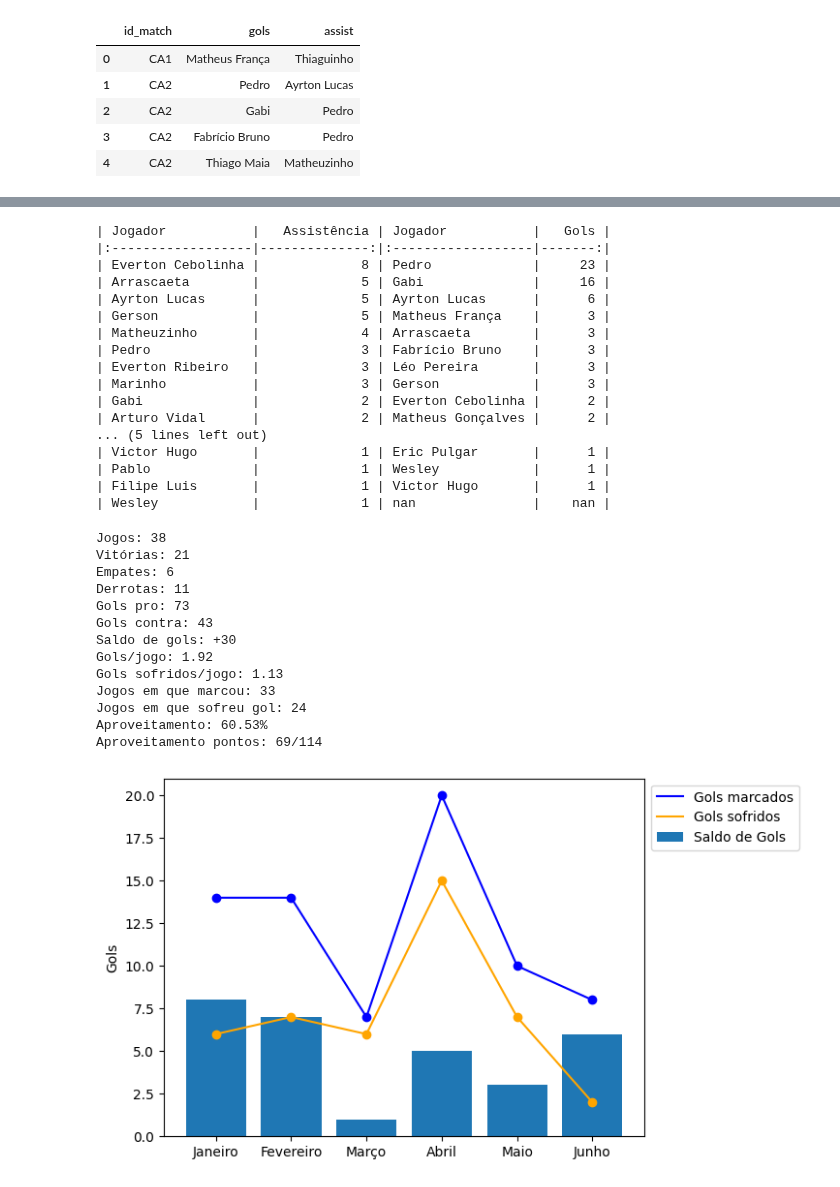
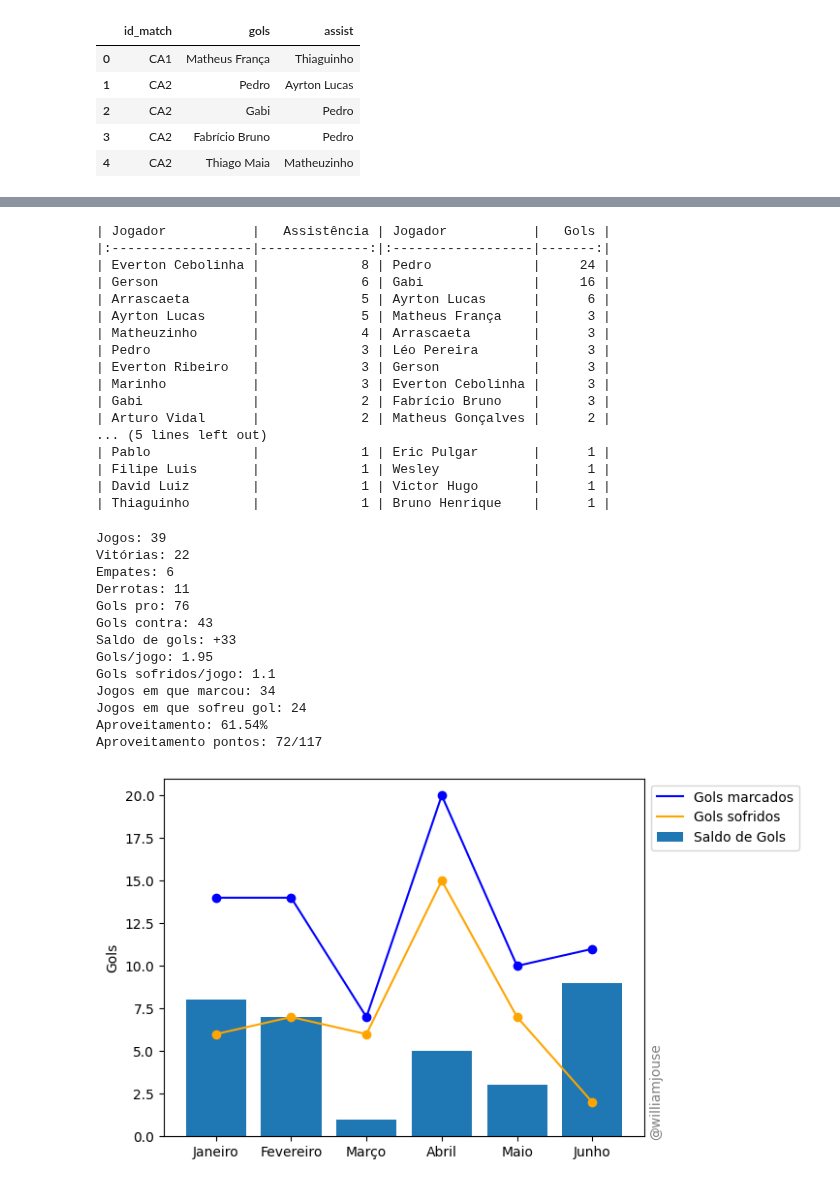
Before and after one commit to williamjouse/jogos-Flamengo-2023, a Jupyter notebook: analysis.ipynb, the cells around one changed output, grey strips where cells are left out. Saved outputs shown, nothing was run; the diff lists cells and outputs as text; code cells hidden in the pictures.

```diff
--- a/analysis.ipynb
+++ b/analysis.ipynb
@@ -18,4 +26,10 @@ gols.head()
 | 2 | CA2 | Gabi | Pedro |
 | 3 | CA2 | Fabrício Bruno | Pedro |
 | 4 | CA2 | Thiago Maia | Matheuzinho |
+# %%
+# Split o nome do torneio e a rodada
+lista = [i.split(' -', 1)[0] for i in jogos["tournament"].tolist()]
+
+# Transformando em uma nova coluna chamada torneio
+jogos['torneio'] = np.array(lista)
 # %%
@@ -84,19 +101,19 @@ print(new_df.to_markdown(index=False))
 # %% [output]
 | Jogador           |   Assistência | Jogador           |   Gols |
 |:------------------|--------------:|:------------------|-------:|
-| Everton Cebolinha |             8 | Pedro             |     23 |
-| Arrascaeta        |             5 | Gabi              |     16 |
-| Ayrton Lucas      |             5 | Ayrton Lucas      |      6 |
-| Gerson            |             5 | Matheus França    |      3 |
+| Everton Cebolinha |             8 | Pedro             |     24 |
+| Gerson            |             6 | Gabi              |     16 |
+| Arrascaeta        |             5 | Ayrton Lucas      |      6 |
+| Ayrton Lucas      |             5 | Matheus França    |      3 |
 | Matheuzinho       |             4 | Arrascaeta        |      3 |
-| Pedro             |             3 | Fabrício Bruno    |      3 |
-| Everton Ribeiro   |             3 | Léo Pereira       |      3 |
-| Marinho           |             3 | Gerson            |      3 |
-| Gabi              |             2 | Everton Cebolinha |      2 |
+| Pedro             |             3 | Léo Pereira       |      3 |
+| Everton Ribeiro   |             3 | Gerson            |      3 |
+| Marinho           |             3 | Everton Cebolinha |      3 |
+| Gabi              |             2 | Fabrício Bruno    |      3 |
 | Arturo Vidal      |             2 | Matheus Gonçalves |      2 |
 ... (5 lines left out)
-| Victor Hugo       |             1 | Eric Pulgar       |      1 |
-| Pablo             |             1 | Wesley            |      1 |
-| Filipe Luis       |             1 | Victor Hugo       |      1 |
-| Wesley            |             1 | nan               |    nan |
+| Pablo             |             1 | Eric Pulgar       |      1 |
+| Filipe Luis       |             1 | Wesley            |      1 |
+| David Luiz        |             1 | Victor Hugo       |      1 |
+| Thiaguinho        |             1 | Bruno Henrique    |      1 |
 # %%
@@ -157,23 +180,20 @@ Aproveitamento pontos: {11}/{12}
 
 )
 # %% [output]
-Jogos: 38
-Vitórias: 21
+Jogos: 39
+Vitórias: 22
 Empates: 6
 Derrotas: 11
-Gols pro: 73
+Gols pro: 76
 Gols contra: 43
-Saldo de gols: +30
-Gols/jogo: 1.92
-Gols sofridos/jogo: 1.13
-Jogos em que marcou: 33
+Saldo de gols: +33
+Gols/jogo: 1.95
+Gols sofridos/jogo: 1.1
+Jogos em que marcou: 34
 Jogos em que sofreu gol: 24
-Aproveitamento: 60.53%
-Aproveitamento pontos: 69/114
+Aproveitamento: 61.54%
+Aproveitamento pontos: 72/117
 # %%
-#j_marcou_casa[['home_score', 'kick-off']]
-#j_marcou_casa['kick-off'].dt.month_name()
-
 new_order = ['January', 'February', 'March', 'April', 'May', 'June']
              #'July', 'August', 'September', 'October', 'November', 'December']
 
@@ -191,31 +211,32 @@ gols_sofridos_total = sofridos_home['sum'].fillna(0)+sofridos_away['sum'].fillna
 saldo = gols_feitos_total - gols_sofridos_total
 
 gols_feitos_media = gols_home['mean'].fillna(0)+gols_away['mean'].fillna(0)
 gols_sofridos_media = sofridos_home['mean'].fillna(0)+sofridos_away['mean'].fillna(0)
 
 #plt.rcParams["figure.autolayout"] = True
 
 plt.bar(saldo.index, saldo, label = 'Saldo de Gols')
 
 
 plt.plot(gols_feitos_total.index, gols_feitos_total, c = 'blue', label = 'Gols marcados')
 plt.scatter(gols_feitos_total.index, gols_feitos_total, c = 'blue')
 
 
 plt.plot(gols_sofridos_total.index, gols_sofridos_total, c = 'orange', label = 'Gols sofridos')
 plt.scatter(gols_sofridos_total.index, gols_sofridos_total, c = 'orange')
 
 
 #plt.axhline(gols_feitos_total.mean(), ls = '--', c = 'blue', label = 'Média de gols marcados')
 #plt.axhline(gols_sofridos_total.mean(), ls = '--', c = 'orange', label = 'Média de gols sofridos')
 
 plt.ylabel('Gols')
 plt.xticks(gols_home.index, labels)
 plt.legend(bbox_to_anchor=(1.0, 1.0), loc='upper left')
 
+plt.figtext(.93, 0.31, '@williamjouse', ha='right', va='top', alpha=0.5, fontsize=10, rotation=90)
 
 plt.savefig('figures/figure.png', dpi = 300, bbox_inches='tight')
 
 plt.show()
 # %% [output]
-[figure, old version]
+[figure, new version]
```
Also changed, not shown: parts of 28 cells of this notebook, 7 other files.
